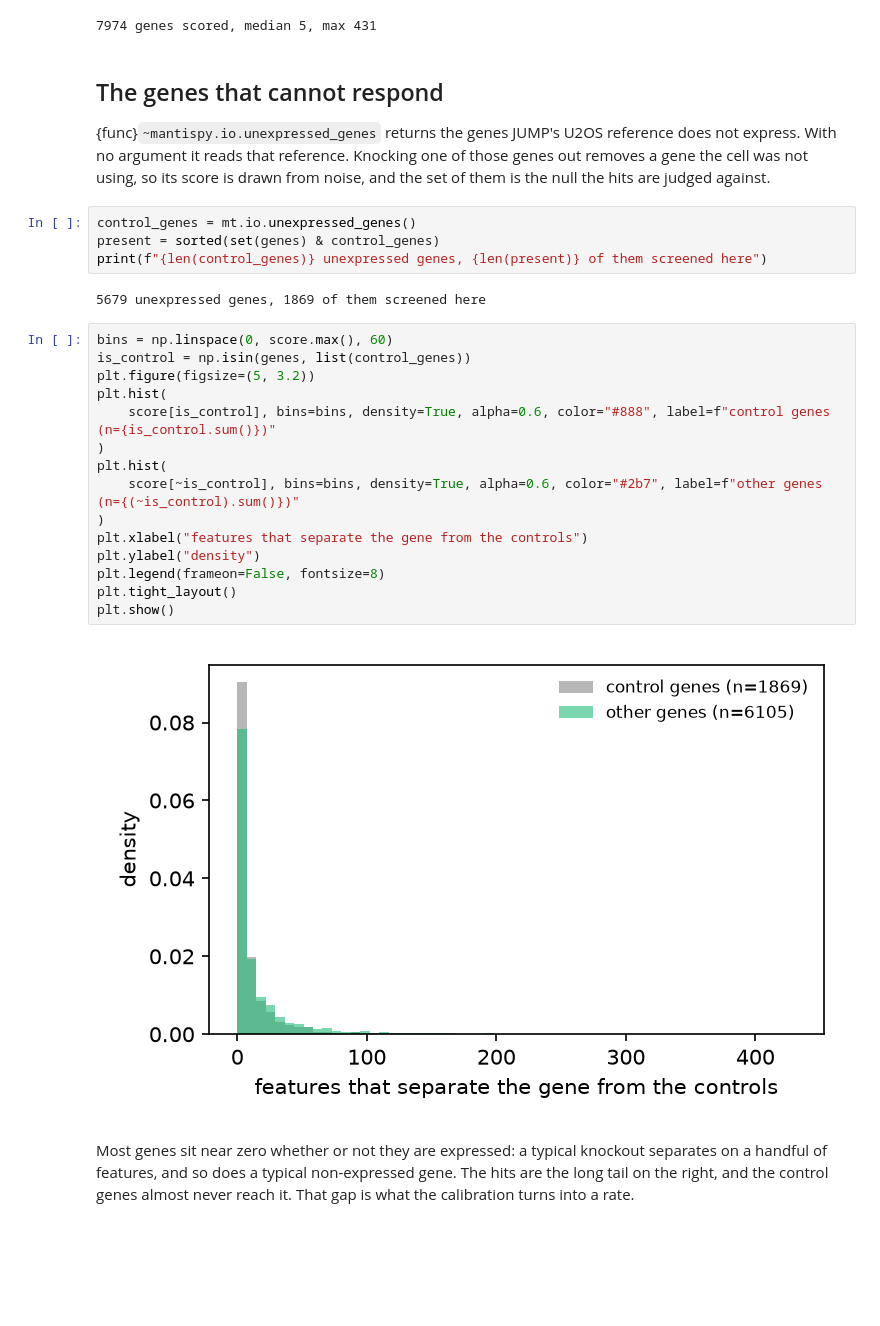
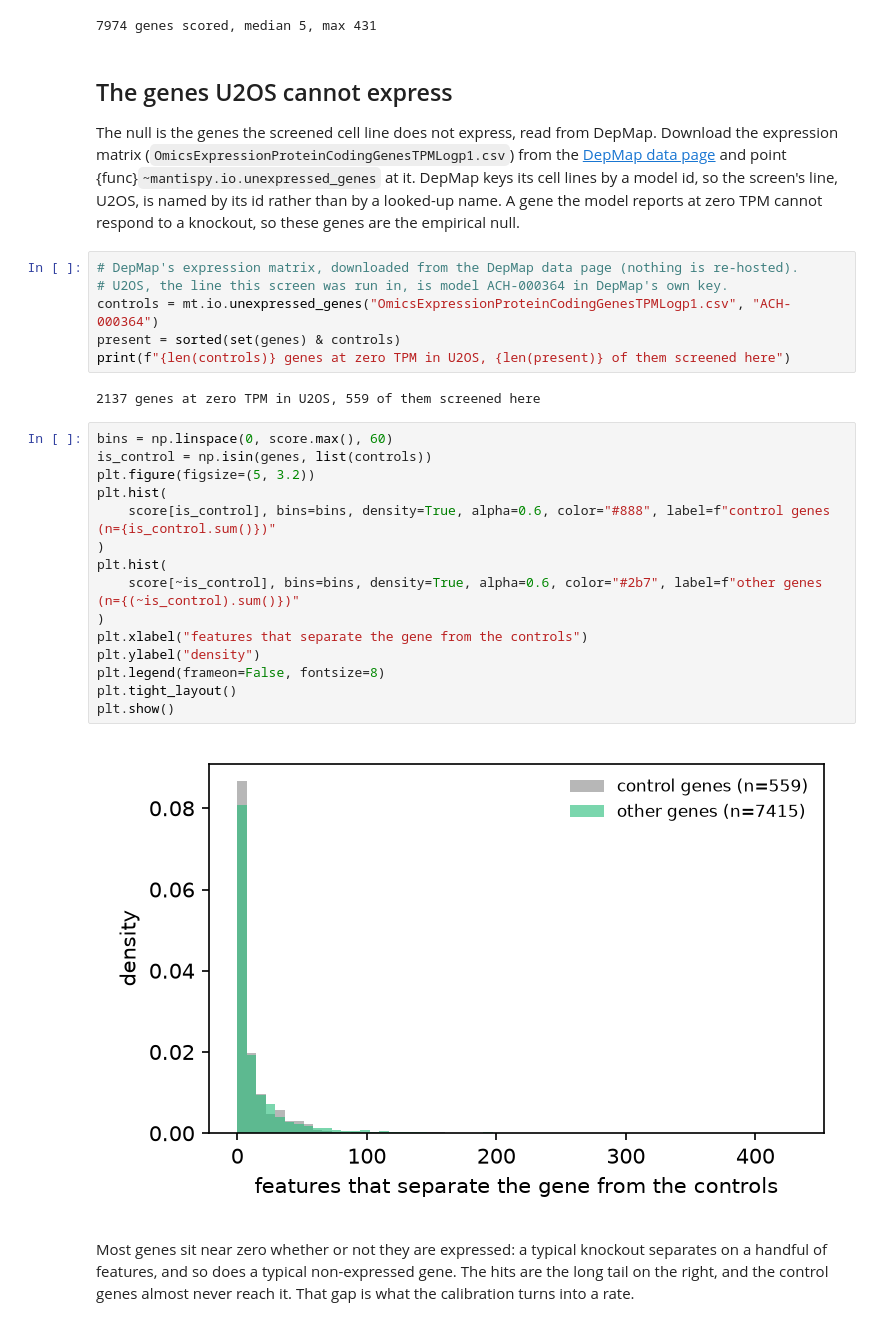
Before and after one commit to scverse/mantispy, a Jupyter notebook: docs/case_studies/empirical_fdr.ipynb, the cells around one changed output. Drawn from its saved outputs; the diff is of its cells as text; blank space fills up the shorter version.

```diff
--- a/docs/case_studies/empirical_fdr.ipynb
+++ b/docs/case_studies/empirical_fdr.ipynb
@@ -50,32 +50,34 @@ print(f"{len(genes)} genes scored, median {np.median(score):.0f}, max {score.max
 # %% [output]
 7974 genes scored, median 5, max 431
 # %% [markdown]
-## The genes that cannot respond
+## The genes U2OS cannot express
 
-{func}`~mantispy.io.unexpressed_genes` returns the genes JUMP's U2OS reference does not express. With no argument it reads that reference. Knocking one of those genes out removes a gene the cell was not using, so its score is drawn from noise, and the set of them is the null the hits are judged against.
+The null is the genes the screened cell line does not express, read from DepMap. Download the expression matrix (`OmicsExpressionProteinCodingGenesTPMLogp1.csv`) from the [DepMap data page](https://depmap.org/portal/data_page/) and point {func}`~mantispy.io.unexpressed_genes` at it. DepMap keys its cell lines by a model id, so the screen's line, U2OS, is named by its id rather than by a looked-up name. A gene the model reports at zero TPM cannot respond to a knockout, so these genes are the empirical null.
 # %%
-control_genes = mt.io.unexpressed_genes()
-present = sorted(set(genes) & control_genes)
-print(f"{len(control_genes)} unexpressed genes, {len(present)} of them screened here")
+# DepMap's expression matrix, downloaded from the DepMap data page (nothing is re-hosted).
+# U2OS, the line this screen was run in, is model ACH-000364 in DepMap's own key.
+controls = mt.io.unexpressed_genes("OmicsExpressionProteinCodingGenesTPMLogp1.csv", "ACH-000364")
+present = sorted(set(genes) & controls)
+print(f"{len(controls)} genes at zero TPM in U2OS, {len(present)} of them screened here")
 # %% [output]
-5679 unexpressed genes, 1869 of them screened here
+2137 genes at zero TPM in U2OS, 559 of them screened here
 # %%
 bins = np.linspace(0, score.max(), 60)
-is_control = np.isin(genes, list(control_genes))
+is_control = np.isin(genes, list(controls))
 plt.figure(figsize=(5, 3.2))
 plt.hist(
     score[is_control], bins=bins, density=True, alpha=0.6, color="#888", label=f"control genes (n={is_control.sum()})"
 )
 plt.hist(
     score[~is_control], bins=bins, density=True, alpha=0.6, color="#2b7", label=f"other genes (n={(~is_control).sum()})"
 )
 plt.xlabel("features that separate the gene from the controls")
 plt.ylabel("density")
 plt.legend(frameon=False, fontsize=8)
 plt.tight_layout()
 plt.show()
 # %% [output]
-[figure, old version]
+[figure, new version]
 # %% [markdown]
 Most genes sit near zero whether or not they are expressed: a typical knockout separates on a handful of features, and so does a typical non-expressed gene. The hits are the long tail on the right, and the control genes almost never reach it. That gap is what the calibration turns into a rate.
 # %% [markdown]
```
Also changed, not shown: parts of 15 cells of this notebook, 7 other files.
